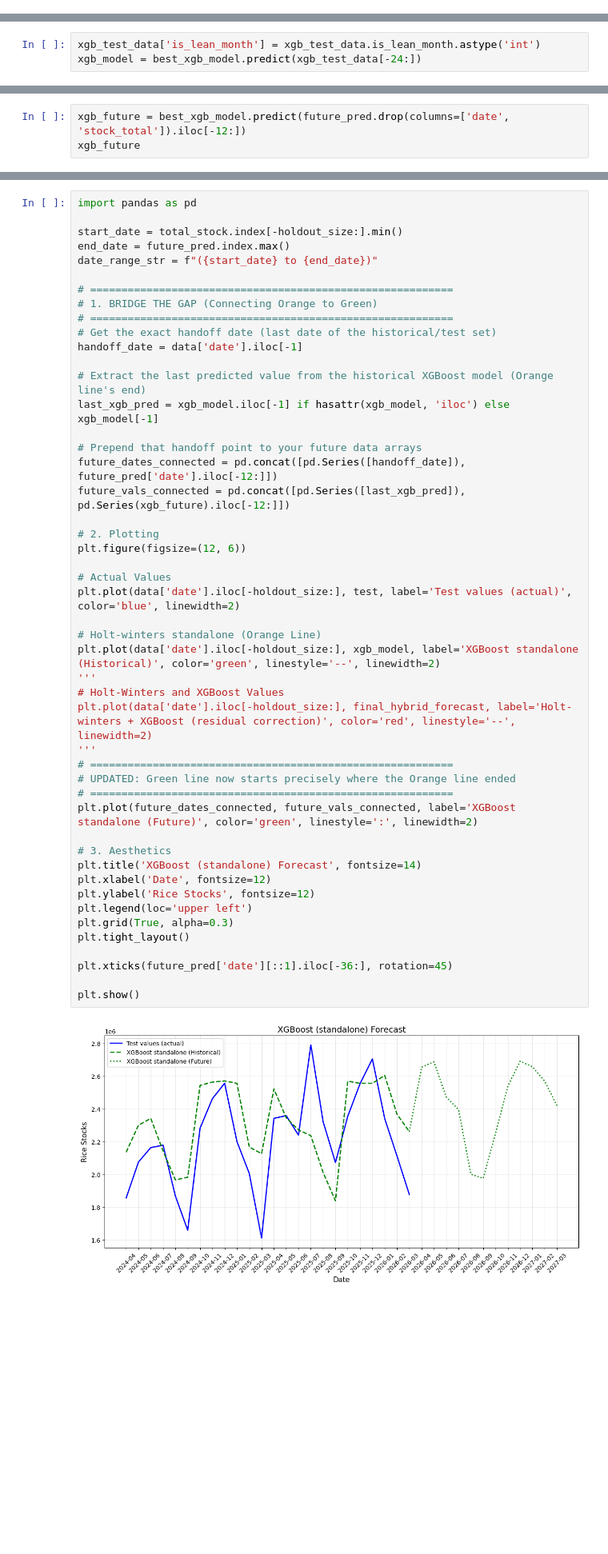
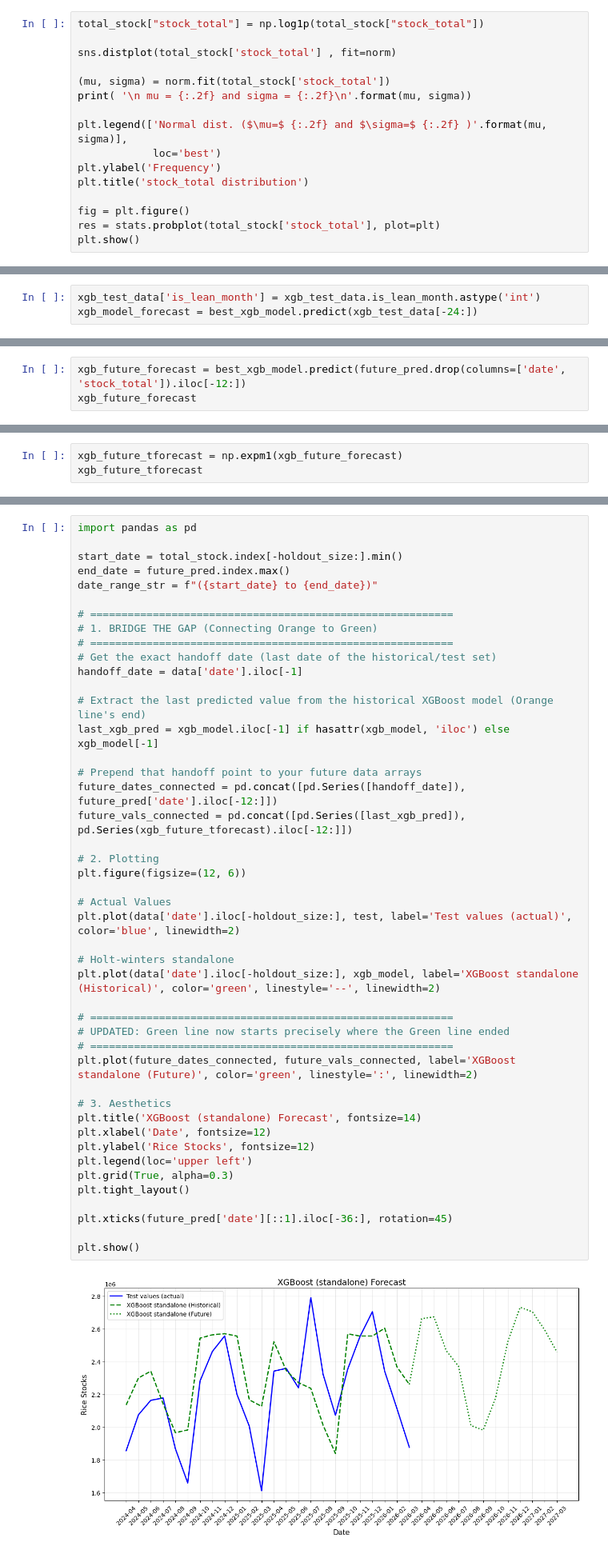
Before and after one commit to emmanresu/Thesis-Keras, a Jupyter notebook: rice_stocks.ipynb, the cells around one changed output, grey strips where cells are left out. Shown at 80% size. Cells and saved outputs as stored; diff of their text form; blank space fills up the shorter version.

```diff
--- a/rice_stocks.ipynb
+++ b/rice_stocks.ipynb
@@ -683,0 +717,16 @@ total_stock, remaining_features = shift_all_features(data, 12)
+# %%
+total_stock["stock_total"] = np.log1p(total_stock["stock_total"])
+
+sns.distplot(total_stock['stock_total'] , fit=norm)
+
+(mu, sigma) = norm.fit(total_stock['stock_total'])
+print( '\n mu = {:.2f} and sigma = {:.2f}\n'.format(mu, sigma))
+
+plt.legend(['Normal dist. ($\mu=$ {:.2f} and $\sigma=$ {:.2f} )'.format(mu, sigma)],
+            loc='best')
+plt.ylabel('Frequency')
+plt.title('stock_total distribution')
+
+fig = plt.figure()
+res = stats.probplot(total_stock['stock_total'], plot=plt)
+plt.show()
@@ -1473,7 +1535,7 @@ Parameters: { "early_stopping", "subsample:" } are not used.
   bst.update(dtrain, iteration=i, fobj=obj)
 # %%
 xgb_test_data['is_lean_month'] = xgb_test_data.is_lean_month.astype('int')
-xgb_model = best_xgb_model.predict(xgb_test_data[-24:])
+xgb_model_forecast = best_xgb_model.predict(xgb_test_data[-24:])
 # %% [markdown]
 ### Visualization: Loss curve
 # %%
@@ -1597,6 +1670,6 @@ future_pred['date'] = future_pred.index.astype(str)
 # %%
 future_pred = add_lean_months(future_pred)
 # %%
-xgb_future = best_xgb_model.predict(future_pred.drop(columns=['date', 'stock_total']).iloc[-12:])
-xgb_future
+xgb_future_forecast = best_xgb_model.predict(future_pred.drop(columns=['date', 'stock_total']).iloc[-12:])
+xgb_future_forecast
 # %% [output]
@@ -1605 +1678,4 @@ array([2654410.8, 2686942.5, 2472281. , 2395310.5, 2001572.8, 1976020.5,
       dtype=float32)
+# %%
+xgb_future_tforecast = np.expm1(xgb_future_forecast)
+xgb_future_tforecast
@@ -1620,41 +1700,38 @@ handoff_date = data['date'].iloc[-1]
 
 # Extract the last predicted value from the historical XGBoost model (Orange line's end)
 last_xgb_pred = xgb_model.iloc[-1] if hasattr(xgb_model, 'iloc') else xgb_model[-1]
 
 # Prepend that handoff point to your future data arrays
 future_dates_connected = pd.concat([pd.Series([handoff_date]), future_pred['date'].iloc[-12:]])
-future_vals_connected = pd.concat([pd.Series([last_xgb_pred]), pd.Series(xgb_future).iloc[-12:]])
+future_vals_connected = pd.concat([pd.Series([last_xgb_pred]), pd.Series(xgb_future_tforecast).iloc[-12:]])
 
 # 2. Plotting
 plt.figure(figsize=(12, 6))
 
 # Actual Values
 plt.plot(data['date'].iloc[-holdout_size:], test, label='Test values (actual)', color='blue', linewidth=2)
 
-# Holt-winters standalone (Orange Line)
+# Holt-winters standalone
 plt.plot(data['date'].iloc[-holdout_size:], xgb_model, label='XGBoost standalone (Historical)', color='green', linestyle='--', linewidth=2)
-'''
-# Holt-Winters and XGBoost Values
-plt.plot(data['date'].iloc[-holdout_size:], final_hybrid_forecast, label='Holt-winters + XGBoost (residual correction)', color='red', linestyle='--', linewidth=2)
-'''
+
 # ==========================================================
-# UPDATED: Green line now starts precisely where the Orange line ended
+# UPDATED: Green line now starts precisely where the Green line ended
 # ==========================================================
 plt.plot(future_dates_connected, future_vals_connected, label='XGBoost standalone (Future)', color='green', linestyle=':', linewidth=2)
 
 # 3. Aesthetics
 plt.title('XGBoost (standalone) Forecast', fontsize=14)
 plt.xlabel('Date', fontsize=12)
 plt.ylabel('Rice Stocks', fontsize=12)
 plt.legend(loc='upper left')
 plt.grid(True, alpha=0.3)
 plt.tight_layout()
 
 plt.xticks(future_pred['date'][::1].iloc[-36:], rotation=45)
 
 plt.show()
 # %% [output]
-[figure, old version]
+[figure, new version]
 # %% [markdown]
 ## Features to be added
 # %% [markdown]
```
Also changed, not shown: parts of 14 cells of this notebook.
